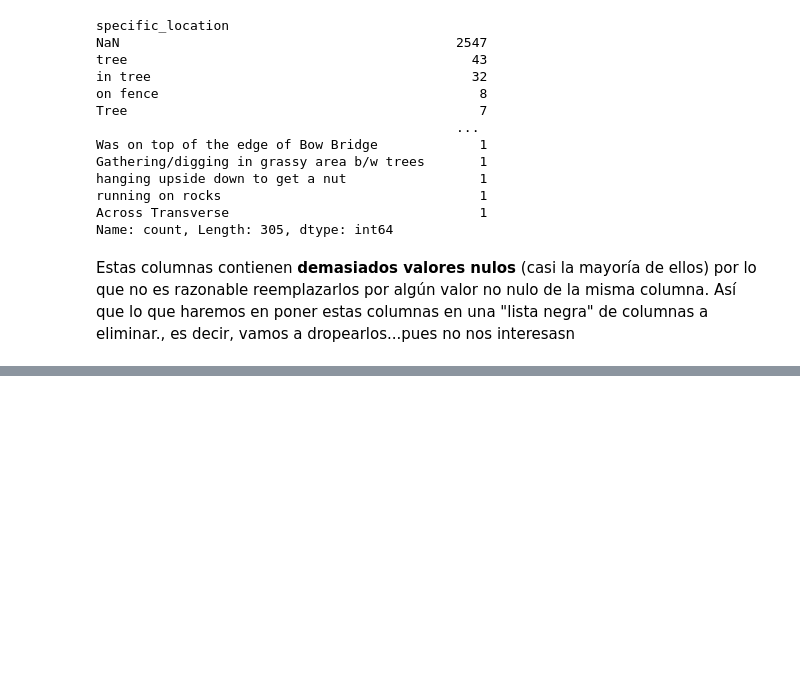
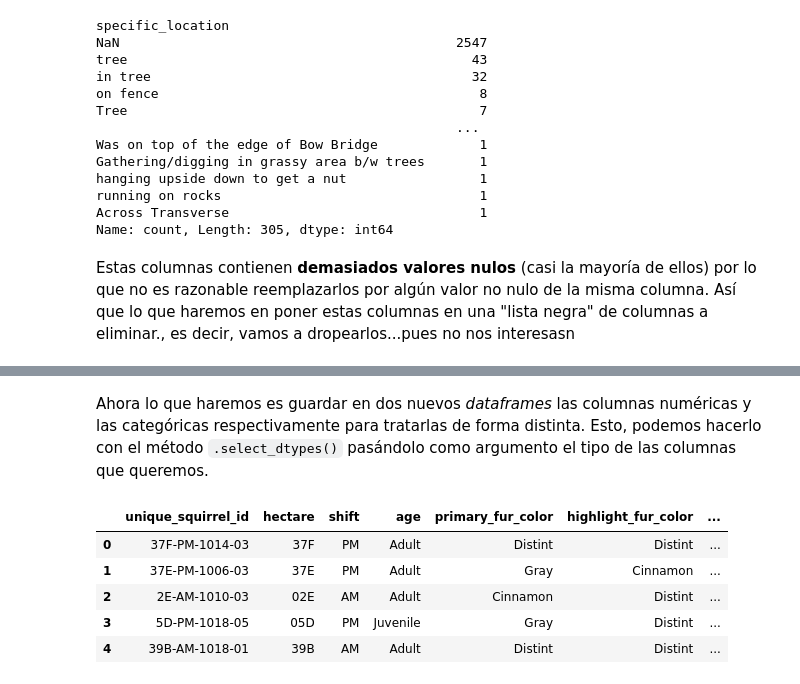
Before and after one commit to rusgar/Ardillas, a Jupyter notebook: Analizando.ipynb, the cells around one changed output, grey strips where cells are left out. Saved outputs shown, nothing was run; the diff lists cells and outputs as text; code cells hidden in the pictures; blank space fills up the shorter version.

```diff
--- a/Analizando.ipynb
+++ b/Analizando.ipynb
@@ -464,0 +620,14 @@ df
+# %% [markdown]
+Ahora lo que haremos es guardar en dos nuevos *dataframes* las columnas numéricas y las categóricas respectivamente para tratarlas de forma distinta. Esto, podemos hacerlo con el método `.select_dtypes()` pasándolo como argumento el tipo de las columnas que queremos.
+# %%
+df_ardilla_num = df_ardilla.select_dtypes(np.number)
+df_ardilla_cat = df_ardilla.select_dtypes(object)
+# %%
+df_ardilla_cat.head()
+# %% [output]
+|  | unique_squirrel_id | hectare | shift | age | primary_fur_color | highlight_fur_color | ... |
+| 0 | 37F-PM-1014-03 | 37F | PM | Adult | Distint | Distint | ... |
+| 1 | 37E-PM-1006-03 | 37E | PM | Adult | Gray | Cinnamon | ... |
+| 2 | 2E-AM-1010-03 | 02E | AM | Adult | Cinnamon | Distint | ... |
+| 3 | 5D-PM-1018-05 | 05D | PM | Juvenile | Gray | Distint | ... |
+| 4 | 39B-AM-1018-01 | 39B | AM | Adult | Distint | Distint | ... |
```
Also changed, not shown: parts of 28 cells of this notebook, 2 other files.
